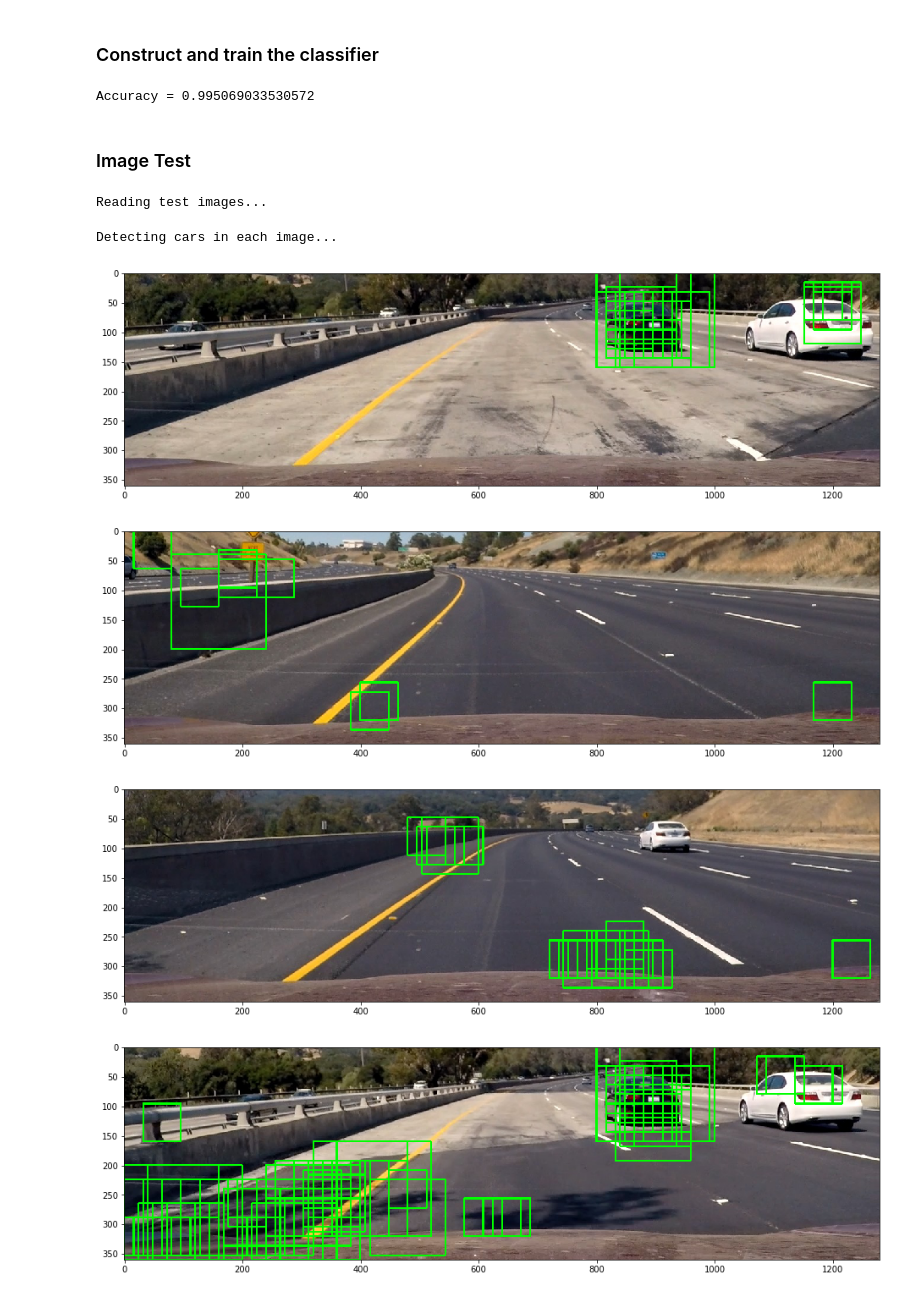
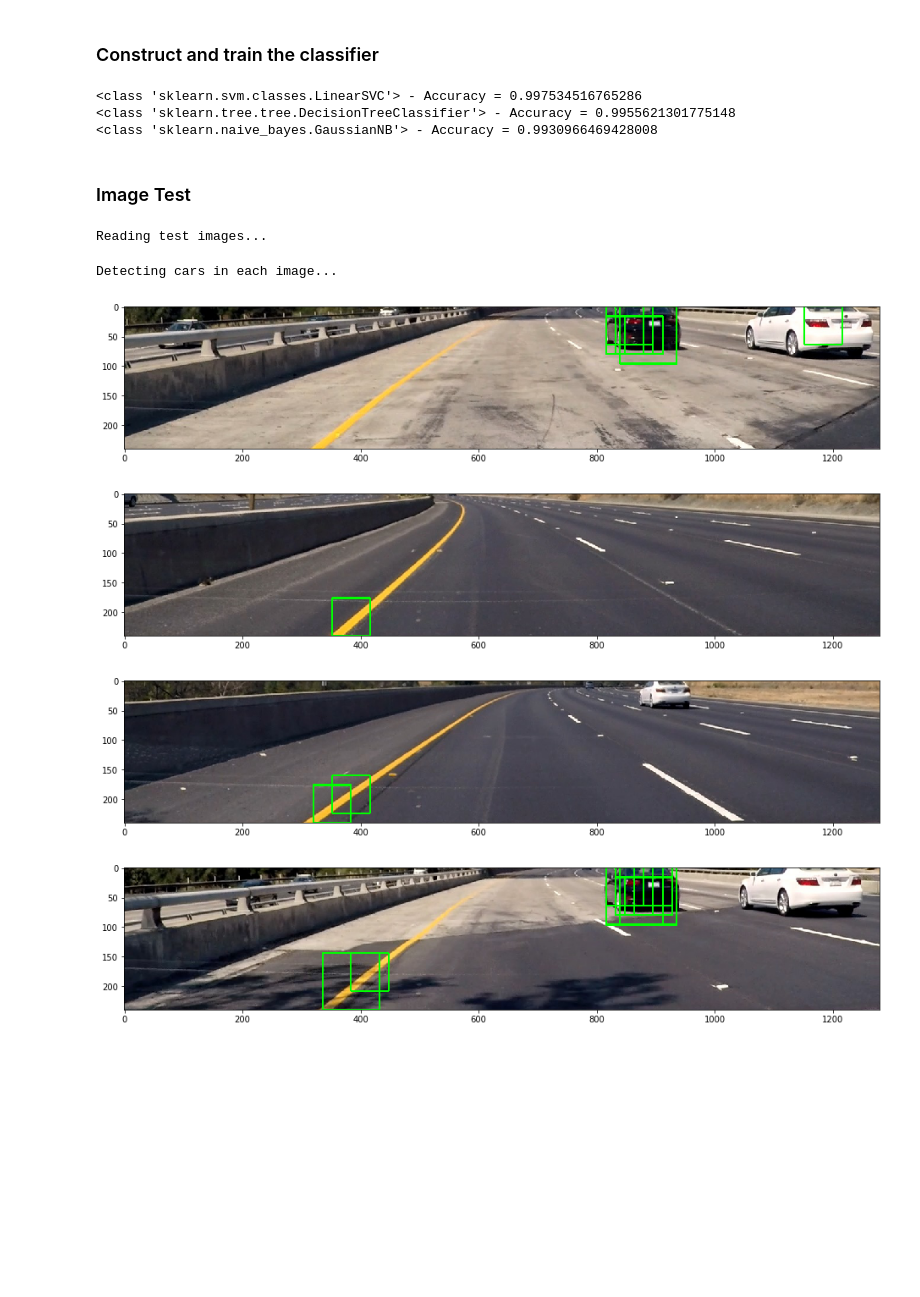
Before and after one commit to tigerinus/CarND-Vehicle-Detection, a Jupyter notebook: VehicleDetection.ipynb, the cells around one changed output. Saved outputs shown, nothing was run; the diff lists cells and outputs as text; code cells hidden in the pictures; blank space fills up the shorter version.

Commit message:
* Added red color feature extraction * Combined classifiers

```diff
--- a/VehicleDetection.ipynb
+++ b/VehicleDetection.ipynb
@@ -180,0 +215,23 @@ Reading 5068 random non-car images...
+# %%
+car_red_features_list = []
+non_car_red_features_list = []
+
+def show_example(title, img, res):
+    f, (ax1, ax2) = plt.subplots(1, 2, figsize=figure_size)
+    ax1.set_title(title)
+    ax1.imshow(img)
+
+    ax2.set_title('Masked')
+    ax2.imshow(res)
+
+for img in car_images:
+    features = get_red_features(img, size=(spatial_size, spatial_size))
+    car_red_features_list.append(features)
+
+show_example('Car', cv2.cvtColor(img, cv2.COLOR_YCrCb2RGB), features.reshape((spatial_size, spatial_size, 3)))
+
+for img in non_car_images:
+    features = get_red_features(img, size=(spatial_size, spatial_size))
+    non_car_red_features_list.append(features)
+
+show_example('Non-Car', cv2.cvtColor(img, cv2.COLOR_YCrCb2RGB), features.reshape((spatial_size, spatial_size, 3)))
@@ -382,6 +440,7 @@ def show_example(title, img, features, scaled_features):
 
 for i in tqdm(range(len(car_images))):
     car_features_list.append(np.hstack([
+        car_red_features_list[i],
         car_hog_features_list[i],
         car_bin_features_list[i],
         car_hist_features_list[i]
@@ -391,6 +450,7 @@ assert len(car_features_list[-1].shape) == 1
 
 for i in tqdm(range(len(non_car_images))):
     non_car_features_list.append(np.hstack([
+        non_car_red_features_list[i],
         non_car_hog_features_list[i],
         non_car_bin_features_list[i],
         non_car_hist_features_list[i]
@@ -439,16 +499,20 @@ feature_list.shape = (10136, 8460)
 # Best Parameters = {'C': 9, 'kernel': 'rbf'}
 
 #clf = svm.SVC(C=9, kernel='rbf')
-#clf.fit(X_train, y_train)
-#accuracy = clf.score(X_test, y_test)
-#print('Accuracy = {}'.format(accuracy))
+#clf = svm.LinearSVC()
+#clf = tree.DecisionTreeClassifier()
+#clf = naive_bayes.GaussianNB()
 
-clf = svm.LinearSVC()
-clf.fit(X_train, y_train)
-accuracy = clf.score(X_test, y_test)
-print('Accuracy = {}'.format(accuracy))
+clf_list = [svm.LinearSVC(), tree.DecisionTreeClassifier(), naive_bayes.GaussianNB()]
+
+for clf in clf_list:
+    clf.fit(X_train, y_train)
+    accuracy = clf.score(X_test, y_test)
+    print('{} - Accuracy = {}'.format(type(clf), accuracy))
 # %% [output]
-Accuracy = 0.995069033530572
+<class 'sklearn.svm.classes.LinearSVC'> - Accuracy = 0.997534516765286
+<class 'sklearn.tree.tree.DecisionTreeClassifier'> - Accuracy = 0.9955621301775148
+<class 'sklearn.naive_bayes.GaussianNB'> - Accuracy = 0.9930966469428008
 # %% [markdown]
 ### Image Test
 # %%
@@ -461,36 +525,36 @@ test_image_hog_list = []
 #print('cell_per_block =', cell_per_block)
 #print('spatial_size =', spatial_size)
 #print('hist_bins =', hist_bins)
 
 print('Reading test images...')
 test_images = []
 test_image_paths = glob.glob('test_images/*.jpg')
 for test_image_path in tqdm(test_image_paths):
     img = mpimg.imread(test_image_path, format='JPG')#.astype(np.float32)/255
     img = cv2.cvtColor(img, conv)
     test_images.append(img)
 
 print('Detecting cars in each image...')
 for img in tqdm(test_images):
-    img = img[int(img.shape[0] / 2):,]
+    img = img[int(img.shape[0] / 2) + 50 : img.shape[0] - 50,]
 
     img_rgb = cv2.cvtColor(img, invconv)
     img_rgb[img_rgb < 0] = 0
 
     windows = []
     for scale in np.arange(1, 3, 0.5):
-        windows.extend(find_cars(img, scale, clf, feature_scaler, orient, pix_per_cell, cell_per_block, spatial_size, hist_bins))
+        windows.extend(find_cars(img, scale, clf_list, feature_scaler, orient, pix_per_cell, cell_per_block, spatial_size, hist_bins))
 
     #print('Cars found: {}'.format(len(windows)))
 
     img_rgb = draw_boxes(img_rgb, windows, (0,255,0), 2)
 
     plt.figure(figsize=figure_size)
     plt.imshow(img_rgb)
 # %% [output]
 Reading test images...
 Detecting cars in each image...
-[figure, old version]
+[figure, new version]
-[figure, old version]
+[figure, new version]
-[figure, old version]
+[figure, new version]
-[figure, old version]
+[figure, new version]
```
Also changed, not shown: parts of 11 cells of this notebook.
